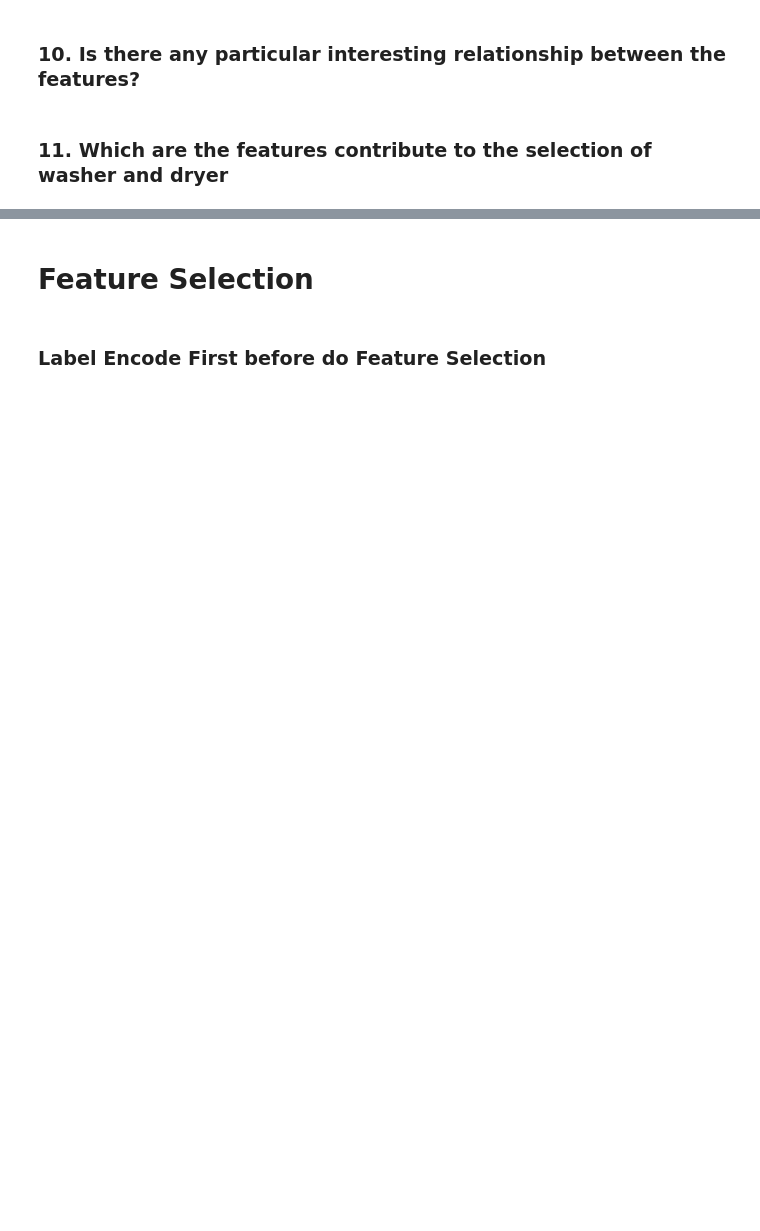
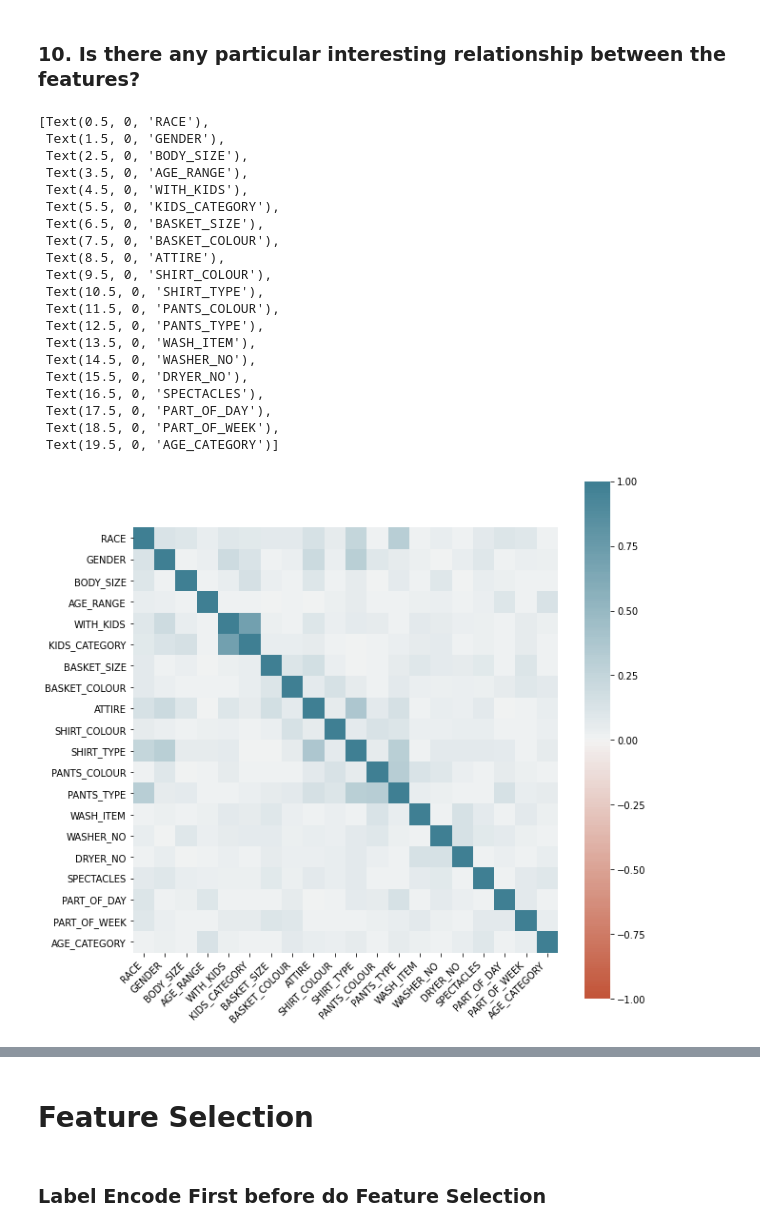
Before and after one commit to mzamfirdaus/dataminingproject, a Jupyter notebook: datapreprocessing_v2.ipynb, the cells around one changed output, grey strips where cells are left out. Cells and saved outputs as stored; diff of their text form; code cells hidden in the pictures; blank space fills up the shorter version.

```diff
--- a/datapreprocessing_v2.ipynb
+++ b/datapreprocessing_v2.ipynb
@@ -1168,5 +1161,66 @@ alt.Chart(femaleWithKids).mark_bar().encode(
 [interactive output not drawn]
 # %% [markdown]
 ### 10. Is there any particular interesting relationship between the features?
-# %% [markdown]
-### 11. Which are the features contribute to the selection of washer and dryer
+# %%
+from sklearn.preprocessing import LabelEncoder
+
+ld3 = laundry.copy()
+
+# label encode
+ld3['BASKET_COLOUR'] = LabelEncoder().fit_transform(ld3.BASKET_COLOUR)
+ld3['ATTIRE'] = LabelEncoder().fit_transform(ld3.ATTIRE)
+ld3['SHIRT_COLOUR'] = LabelEncoder().fit_transform(ld3.SHIRT_COLOUR)
+ld3['SHIRT_TYPE'] = LabelEncoder().fit_transform(ld3.SHIRT_TYPE)
+ld3['PANTS_COLOUR'] = LabelEncoder().fit_transform(ld3.PANTS_COLOUR)
+ld3['PANTS_TYPE'] = LabelEncoder().fit_transform(ld3.PANTS_TYPE)
+ld3['WASH_ITEM'] = LabelEncoder().fit_transform(ld3.WASH_ITEM)
+ld3['PART_OF_DAY'] = LabelEncoder().fit_transform(ld3.PART_OF_DAY)
+ld3['PART_OF_WEEK'] = LabelEncoder().fit_transform(ld3.PART_OF_WEEK)
+ld3['SPECTACLES'] = LabelEncoder().fit_transform(ld3.SPECTACLES)
+ld3['RACE'] = LabelEncoder().fit_transform(ld3.RACE)
+ld3['GENDER'] = LabelEncoder().fit_transform(ld3.GENDER)
+ld3['BODY_SIZE'] = LabelEncoder().fit_transform(ld3.BODY_SIZE)
+ld3['AGE_CATEGORY'] = LabelEncoder().fit_transform(ld3.AGE_CATEGORY)
+ld3['WITH_KIDS'] = LabelEncoder().fit_transform(ld3.WITH_KIDS)
+ld3['KIDS_CATEGORY'] = LabelEncoder().fit_transform(ld3.KIDS_CATEGORY)
+ld3['BASKET_SIZE'] = LabelEncoder().fit_transform(ld3.BASKET_SIZE)
+
+# calculate cor
+q9 = ld3.drop(['NO', 'DATE', 'TIME'], axis=1)
+q9corr = q9.corr().abs()
+
+# visualize the correlation
+fig, ax = plt.subplots(figsize=(10,10))
+ax = sns.heatmap(
+    q9corr,
+    vmin=-1, vmax=1, center=0,
+    cmap=sns.diverging_palette(20, 220, n=200),
+    square=True
+)
+ax.set_xticklabels(
+    ax.get_xticklabels(),
+    rotation=45,
+    horizontalalignment='right'
+)
+# %% [output]
+[Text(0.5, 0, 'RACE'),
+ Text(1.5, 0, 'GENDER'),
+ Text(2.5, 0, 'BODY_SIZE'),
+ Text(3.5, 0, 'AGE_RANGE'),
+ Text(4.5, 0, 'WITH_KIDS'),
+ Text(5.5, 0, 'KIDS_CATEGORY'),
+ Text(6.5, 0, 'BASKET_SIZE'),
+ Text(7.5, 0, 'BASKET_COLOUR'),
+ Text(8.5, 0, 'ATTIRE'),
+ Text(9.5, 0, 'SHIRT_COLOUR'),
+ Text(10.5, 0, 'SHIRT_TYPE'),
+ Text(11.5, 0, 'PANTS_COLOUR'),
+ Text(12.5, 0, 'PANTS_TYPE'),
+ Text(13.5, 0, 'WASH_ITEM'),
+ Text(14.5, 0, 'WASHER_NO'),
+ Text(15.5, 0, 'DRYER_NO'),
+ Text(16.5, 0, 'SPECTACLES'),
+ Text(17.5, 0, 'PART_OF_DAY'),
+ Text(18.5, 0, 'PART_OF_WEEK'),
+ Text(19.5, 0, 'AGE_CATEGORY')]
+[figure, added]
```
Also changed, not shown: parts of 19 cells of this notebook.
